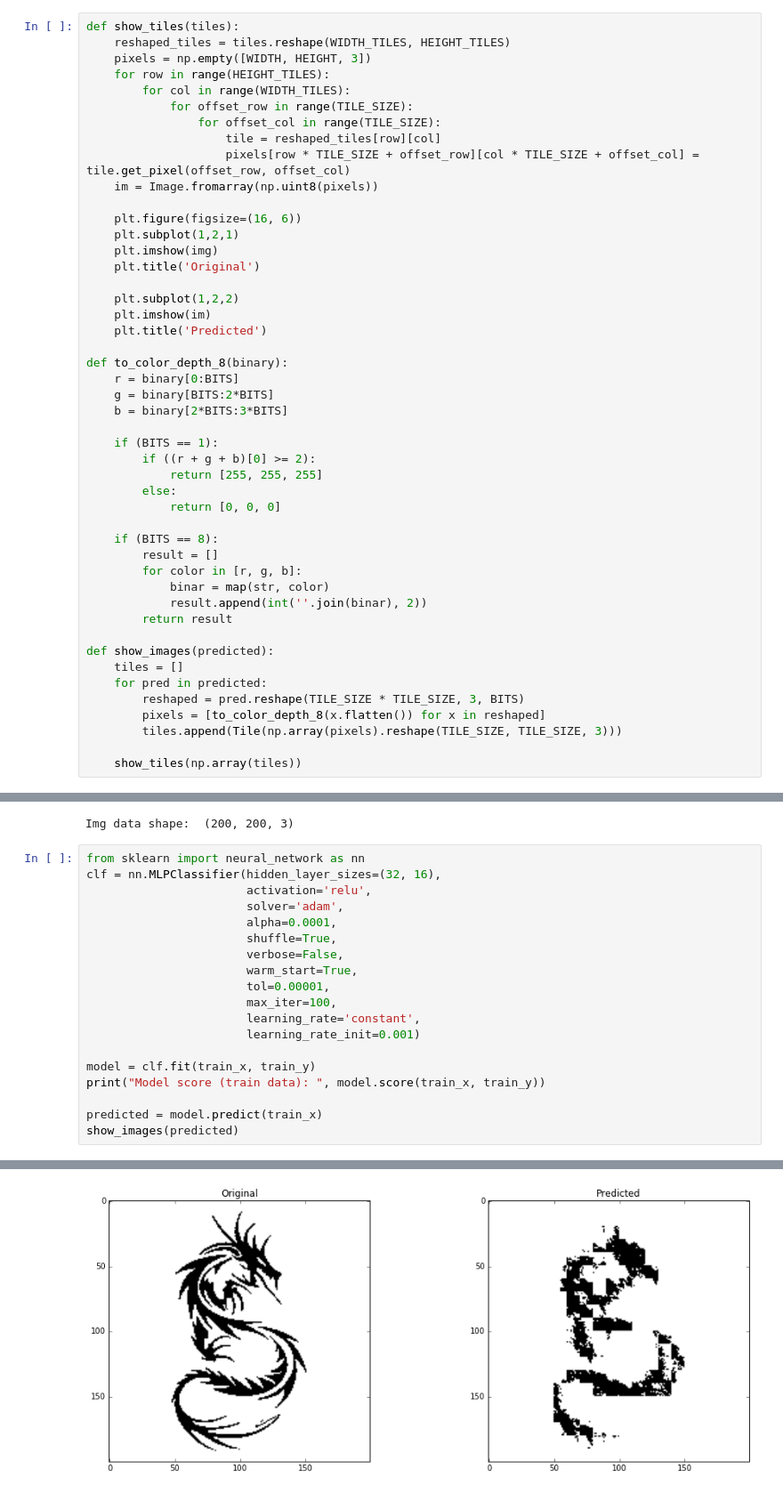
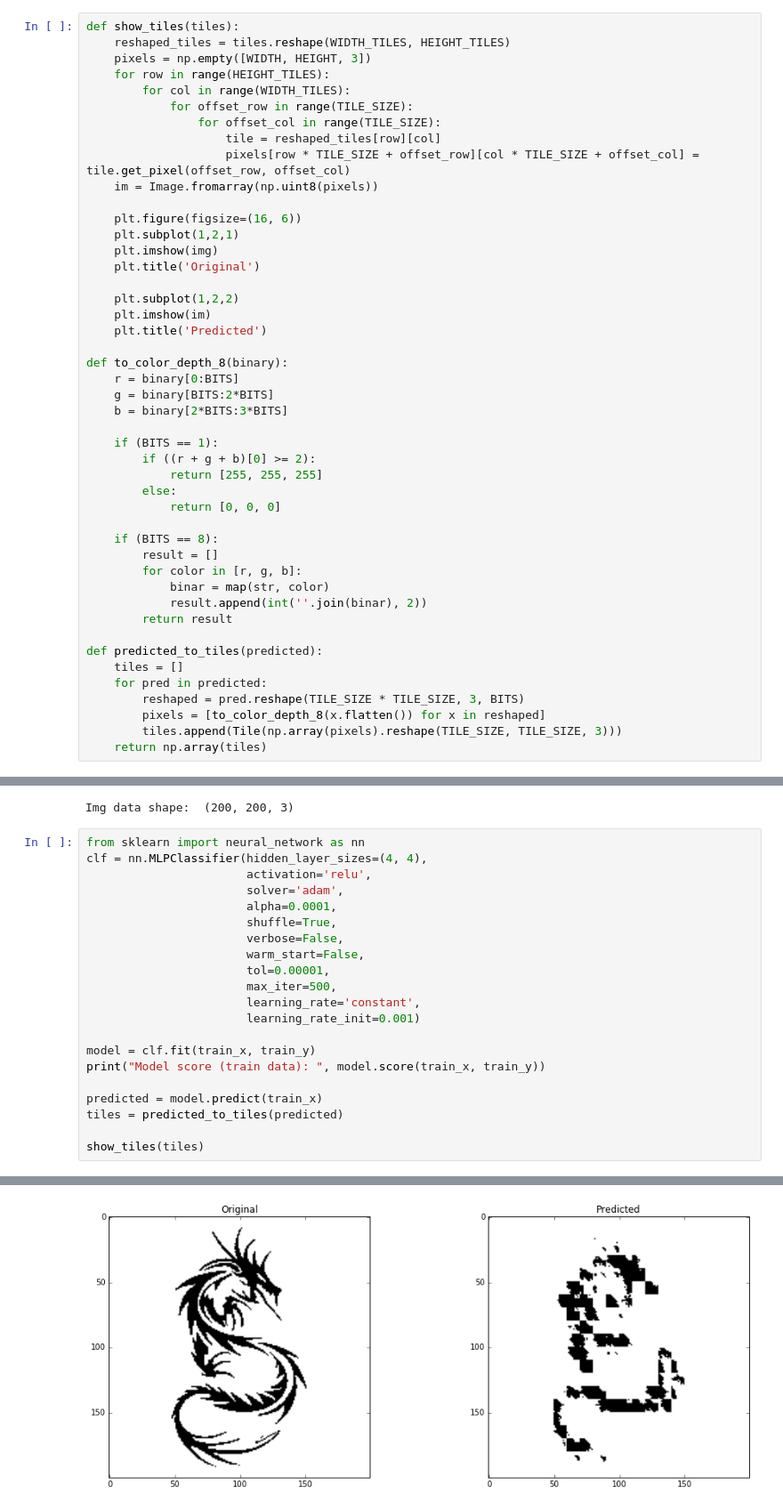
Before and after one commit to Honkl/MFF-NAIL060, a Jupyter notebook: 02/Tiles.ipynb, the cells around one changed output, grey strips where cells are left out. Shown: that part at 89% size. Saved outputs shown, nothing was run; the diff lists cells and outputs as text.

```diff
--- a/02/Tiles.ipynb
+++ b/02/Tiles.ipynb
@@ -99,14 +102,13 @@ def to_color_depth_8(binary):
             result.append(int(''.join(binar), 2))
         return result
 
-def show_images(predicted):
+def predicted_to_tiles(predicted):
     tiles = []
     for pred in predicted:
         reshaped = pred.reshape(TILE_SIZE * TILE_SIZE, 3, BITS)
         pixels = [to_color_depth_8(x.flatten()) for x in reshaped]
         tiles.append(Tile(np.array(pixels).reshape(TILE_SIZE, TILE_SIZE, 3)))
-
-    show_tiles(np.array(tiles))
+    return np.array(tiles)
 # %%
 assert(WIDTH % TILE_SIZE == 0 and HEIGHT % TILE_SIZE == 0)
 # %%
@@ -118,23 +120,25 @@ train_y = np.copy(train_x)
 Img data shape:  (200, 200, 3)
 # %%
 from sklearn import neural_network as nn
-clf = nn.MLPClassifier(hidden_layer_sizes=(32, 16),
+clf = nn.MLPClassifier(hidden_layer_sizes=(4, 4),
                        activation='relu',
                        solver='adam',
                        alpha=0.0001,
                        shuffle=True,
                        verbose=False,
-                       warm_start=True,
+                       warm_start=False,
                        tol=0.00001,
-                       max_iter=100,
+                       max_iter=500,
                        learning_rate='constant',
                        learning_rate_init=0.001)
 
 model = clf.fit(train_x, train_y)
 print("Model score (train data): ", model.score(train_x, train_y))
 
 predicted = model.predict(train_x)
-show_images(predicted)
+tiles = predicted_to_tiles(predicted)
+
+show_tiles(tiles)
 # %% [output]
 Model score (train data):  0.665
-[figure, old version]
+[figure, new version]
```
Also changed, not shown: parts of 3 cells of this notebook.
